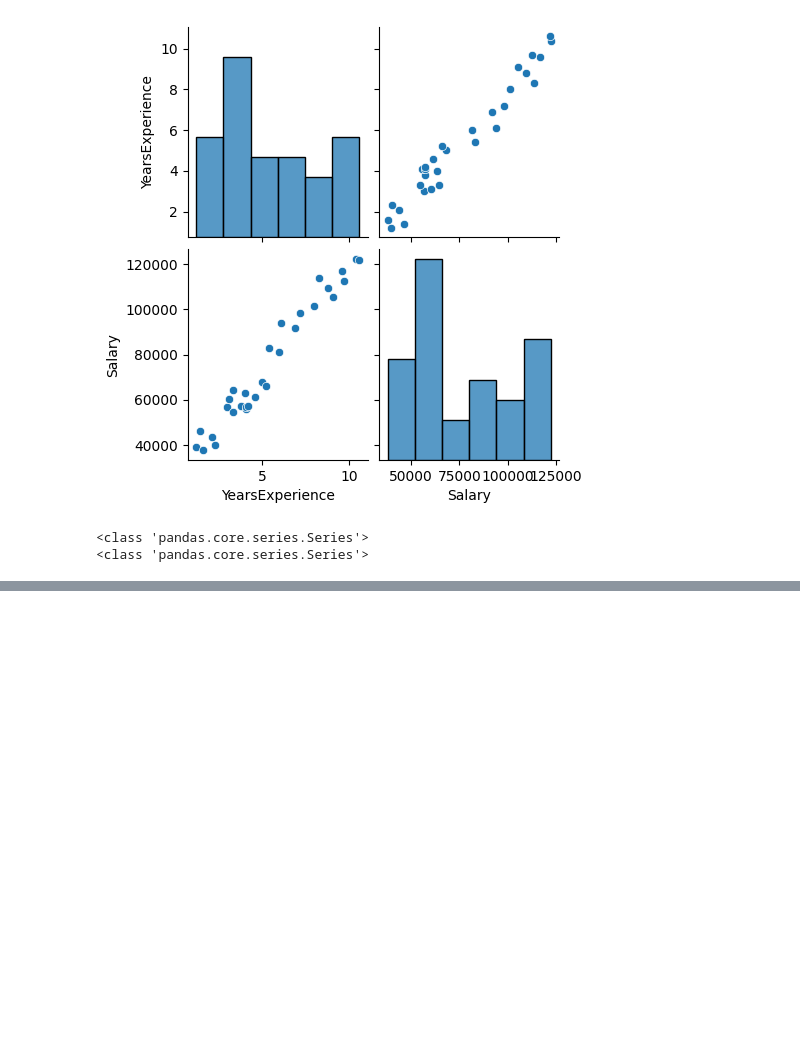
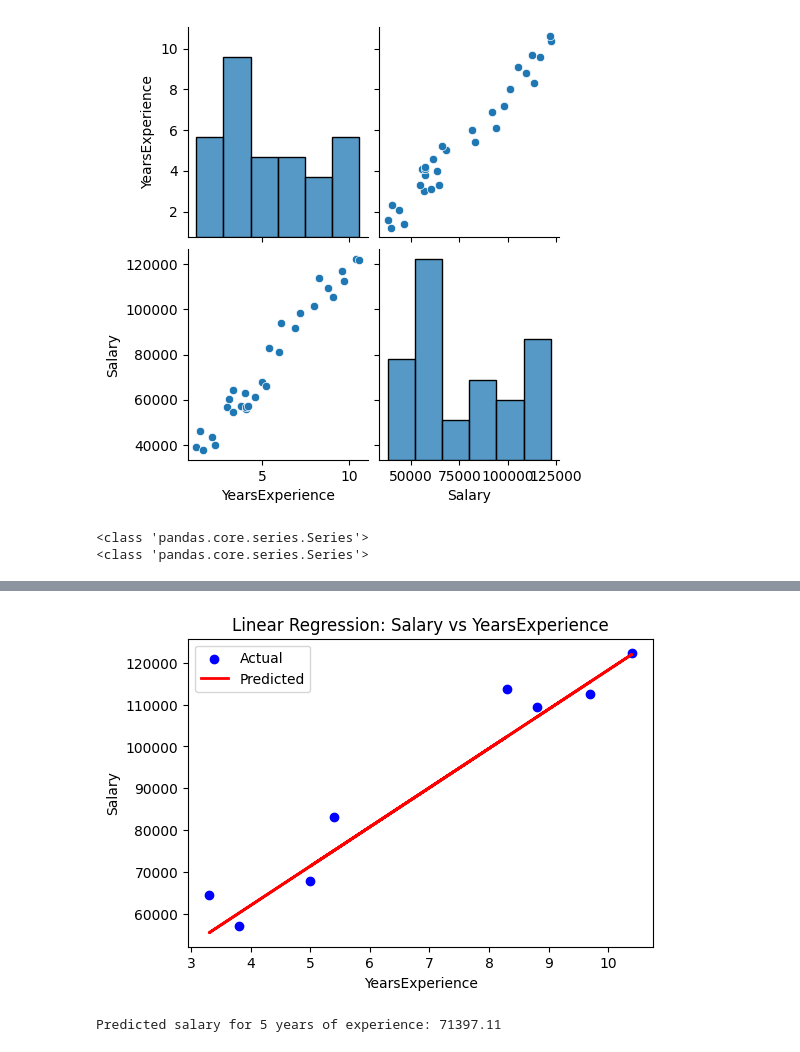
Before and after one commit to ShivamAttri05/Data_Science_Progress, a Jupyter notebook: Machine-Learning/01-Simple_Linear_Regression/Practice/SimpleLinearRegression.ipynb, the cells around one changed output, grey strips where cells are left out. Cells and saved outputs as stored; diff of their text form; code cells hidden in the pictures; blank space fills up the shorter version.

```diff
--- a/Machine-Learning/01-Simple_Linear_Regression/Practice/SimpleLinearRegression.ipynb
+++ b/Machine-Learning/01-Simple_Linear_Regression/Practice/SimpleLinearRegression.ipynb
@@ -70,7 +70,7 @@ print(type(df["Salary"]))
 <class 'pandas.core.series.Series'>
 # %%
 X_train, X_test, Y_train, Y_test = train_test_split(
-    X, Y, test_size = 0.25, ramdom_state = 42
+    X, Y, test_size = 0.25, random_state = 42
 )
 
 print("Train Shape:", X_train.shape)
@@ -79,0 +81,4 @@ TypeError: got an unexpected keyword argument 'ramdom_state'
+# %%
+# Train model
+model = LinearRegression()
+model.fit(X_train, Y_train)
@@ -79,0 +87,3 @@ TypeError: got an unexpected keyword argument 'ramdom_state'
+# %%
+# Predictions
+Y_pred = model.predict(X_test)
@@ -79,0 +107,19 @@ TypeError: got an unexpected keyword argument 'ramdom_state'
+# %%
+# Visualization
+plt.figure(figsize=(6,4))
+plt.scatter(X_test, Y_test, color='blue', label="Actual")
+plt.plot(X_test, Y_pred, color='red', linewidth=2, label="Predicted")
+plt.xlabel("YearsExperience")
+plt.ylabel("Salary")
+plt.title("Linear Regression: Salary vs YearsExperience")
+plt.legend()
+plt.show()
+# %% [output]
+[figure, added]
+# %%
+# Predict a specific case
+experience_years = 5
+predicted_salary = model.predict([[experience_years]])
+print(f"Predicted salary for {experience_years} years of experience: {predicted_salary[0]:.2f}")
+# %% [output]
+Predicted salary for 5 years of experience: 71397.11
```
Also changed, not shown: parts of 3 cells of this notebook.
